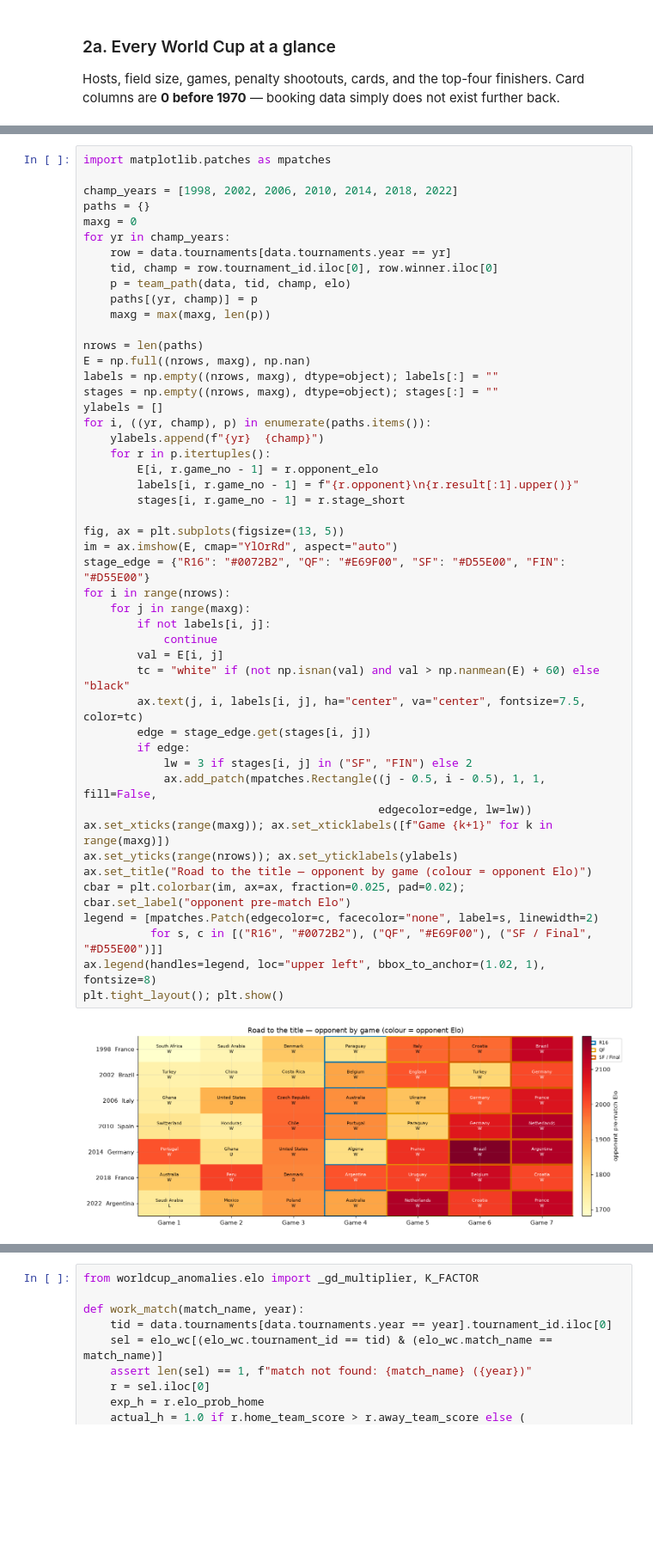
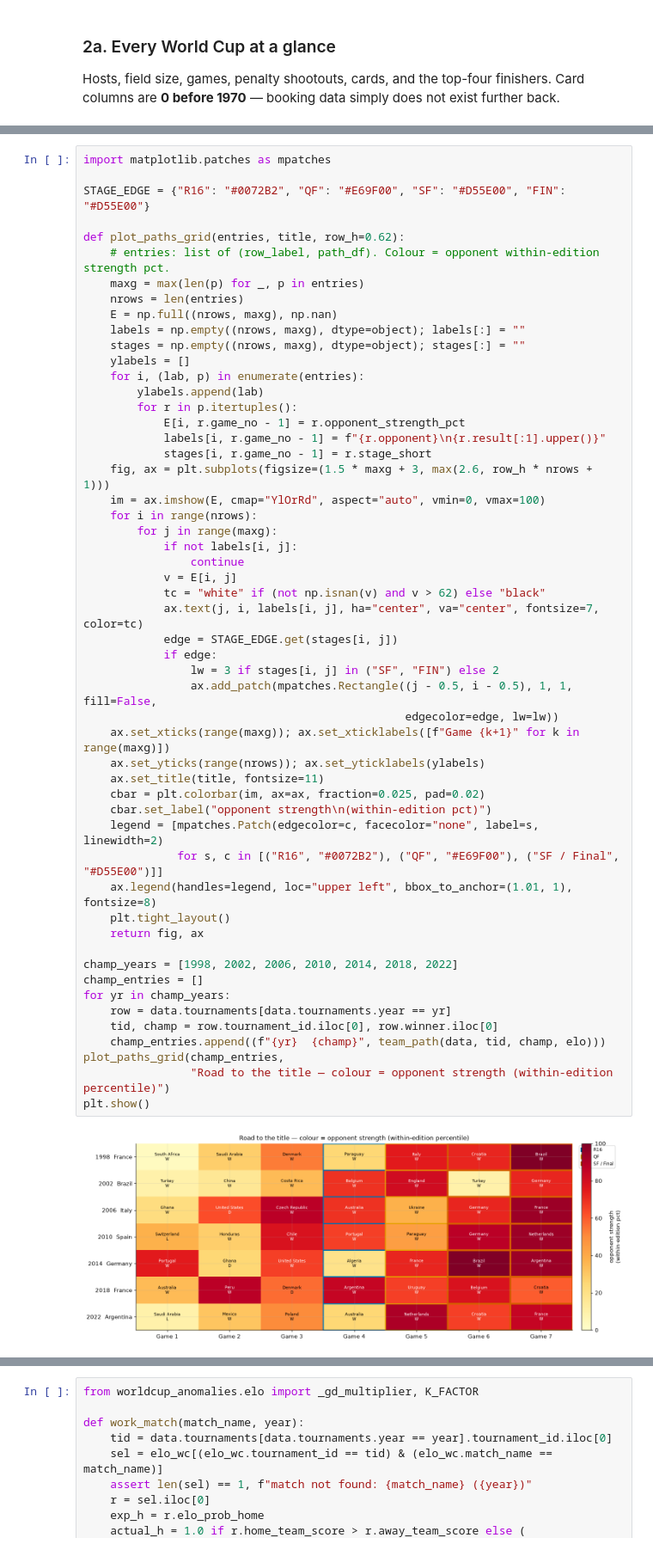
Before and after one commit to jorge-sader/worldcup-anomalies, a Jupyter notebook: notebooks/world_cup_irregularities.ipynb, the cells around one changed output, grey strips where cells are left out. Shown at 86% size. Drawn from its saved outputs; the diff is of its cells as text; blank space fills up the shorter version.

```diff
--- a/notebooks/world_cup_irregularities.ipynb
+++ b/notebooks/world_cup_irregularities.ipynb
@@ -129,50 +130,55 @@ makes strength-of-schedule legible in a way a table of numbers can't.
 # %%
 import matplotlib.patches as mpatches
 
+STAGE_EDGE = {"R16": "#0072B2", "QF": "#E69F00", "SF": "#D55E00", "FIN": "#D55E00"}
+
+def plot_paths_grid(entries, title, row_h=0.62):
+    # entries: list of (row_label, path_df). Colour = opponent within-edition strength pct.
+    maxg = max(len(p) for _, p in entries)
+    nrows = len(entries)
+    E = np.full((nrows, maxg), np.nan)
+    labels = np.empty((nrows, maxg), dtype=object); labels[:] = ""
+    stages = np.empty((nrows, maxg), dtype=object); stages[:] = ""
+    ylabels = []
+    for i, (lab, p) in enumerate(entries):
+        ylabels.append(lab)
+        for r in p.itertuples():
+            E[i, r.game_no - 1] = r.opponent_strength_pct
+            labels[i, r.game_no - 1] = f"{r.opponent}\n{r.result[:1].upper()}"
+            stages[i, r.game_no - 1] = r.stage_short
+    fig, ax = plt.subplots(figsize=(1.5 * maxg + 3, max(2.6, row_h * nrows + 1)))
+    im = ax.imshow(E, cmap="YlOrRd", aspect="auto", vmin=0, vmax=100)
+    for i in range(nrows):
+        for j in range(maxg):
+            if not labels[i, j]:
+                continue
+            v = E[i, j]
+            tc = "white" if (not np.isnan(v) and v > 62) else "black"
+            ax.text(j, i, labels[i, j], ha="center", va="center", fontsize=7, color=tc)
+            edge = STAGE_EDGE.get(stages[i, j])
+            if edge:
+                lw = 3 if stages[i, j] in ("SF", "FIN") else 2
+                ax.add_patch(mpatches.Rectangle((j - 0.5, i - 0.5), 1, 1, fill=False,
+                                                edgecolor=edge, lw=lw))
+    ax.set_xticks(range(maxg)); ax.set_xticklabels([f"Game {k+1}" for k in range(maxg)])
+    ax.set_yticks(range(nrows)); ax.set_yticklabels(ylabels)
+    ax.set_title(title, fontsize=11)
+    cbar = plt.colorbar(im, ax=ax, fraction=0.025, pad=0.02)
+    cbar.set_label("opponent strength\n(within-edition pct)")
+    legend = [mpatches.Patch(edgecolor=c, facecolor="none", label=s, linewidth=2)
+              for s, c in [("R16", "#0072B2"), ("QF", "#E69F00"), ("SF / Final", "#D55E00")]]
+    ax.legend(handles=legend, loc="upper left", bbox_to_anchor=(1.01, 1), fontsize=8)
+    plt.tight_layout()
+    return fig, ax
+
 champ_years = [1998, 2002, 2006, 2010, 2014, 2018, 2022]
-paths = {}
-maxg = 0
+champ_entries = []
 for yr in champ_years:
     row = data.tournaments[data.tournaments.year == yr]
     tid, champ = row.tournament_id.iloc[0], row.winner.iloc[0]
-    p = team_path(data, tid, champ, elo)
-    paths[(yr, champ)] = p
-    maxg = max(maxg, len(p))
-
-nrows = len(paths)
-E = np.full((nrows, maxg), np.nan)
-labels = np.empty((nrows, maxg), dtype=object); labels[:] = ""
-stages = np.empty((nrows, maxg), dtype=object); stages[:] = ""
-ylabels = []
-for i, ((yr, champ), p) in enumerate(paths.items()):
-    ylabels.append(f"{yr}  {champ}")
-    for r in p.itertuples():
-        E[i, r.game_no - 1] = r.opponent_elo
-        labels[i, r.game_no - 1] = f"{r.opponent}\n{r.result[:1].upper()}"
-        stages[i, r.game_no - 1] = r.stage_short
-
-fig, ax = plt.subplots(figsize=(13, 5))
-im = ax.imshow(E, cmap="YlOrRd", aspect="auto")
-stage_edge = {"R16": "#0072B2", "QF": "#E69F00", "SF": "#D55E00", "FIN": "#D55E00"}
-for i in range(nrows):
-    for j in range(maxg):
-        if not labels[i, j]:
-            continue
-        val = E[i, j]
-        tc = "white" if (not np.isnan(val) and val > np.nanmean(E) + 60) else "black"
-        ax.text(j, i, labels[i, j], ha="center", va="center", fontsize=7.5, color=tc)
-        edge = stage_edge.get(stages[i, j])
-        if edge:
-            lw = 3 if stages[i, j] in ("SF", "FIN") else 2
-            ax.add_patch(mpatches.Rectangle((j - 0.5, i - 0.5), 1, 1, fill=False,
-                                            edgecolor=edge, lw=lw))
-ax.set_xticks(range(maxg)); ax.set_xticklabels([f"Game {k+1}" for k in range(maxg)])
-ax.set_yticks(range(nrows)); ax.set_yticklabels(ylabels)
-ax.set_title("Road to the title — opponent by game (colour = opponent Elo)")
-cbar = plt.colorbar(im, ax=ax, fraction=0.025, pad=0.02); cbar.set_label("opponent pre-match Elo")
-legend = [mpatches.Patch(edgecolor=c, facecolor="none", label=s, linewidth=2)
-          for s, c in [("R16", "#0072B2"), ("QF", "#E69F00"), ("SF / Final", "#D55E00")]]
-ax.legend(handles=legend, loc="upper left", bbox_to_anchor=(1.02, 1), fontsize=8)
-plt.tight_layout(); plt.show()
+    champ_entries.append((f"{yr}  {champ}", team_path(data, tid, champ, elo)))
+plot_paths_grid(champ_entries,
+                "Road to the title — colour = opponent strength (within-edition percentile)")
+plt.show()
 # %% [output]
-[figure, old version]
+[figure, new version]
```
Also changed, not shown: parts of 6 cells of this notebook, 5 other files.
